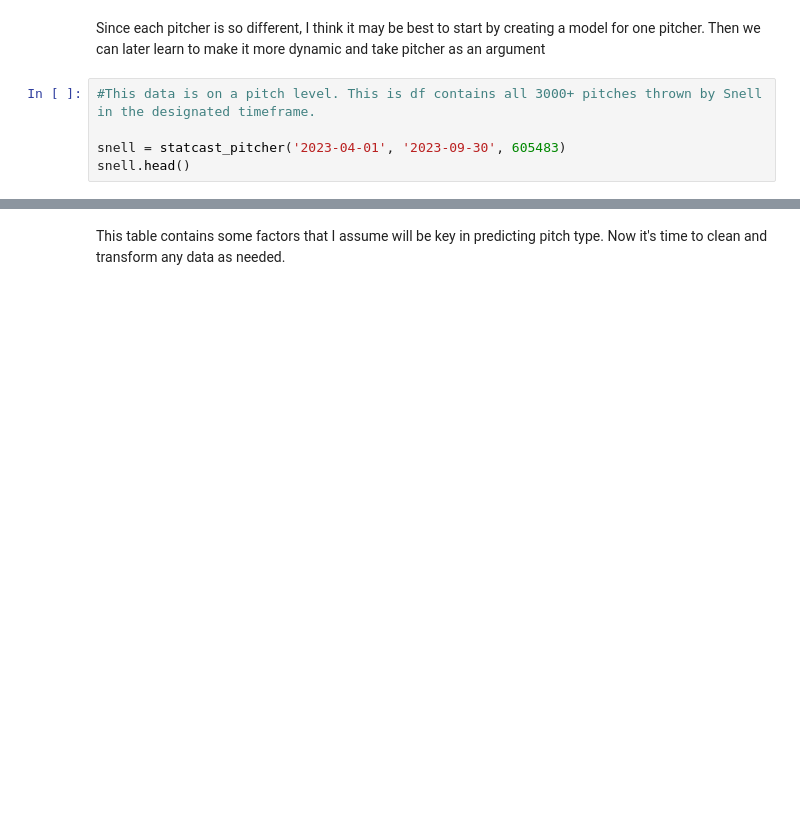
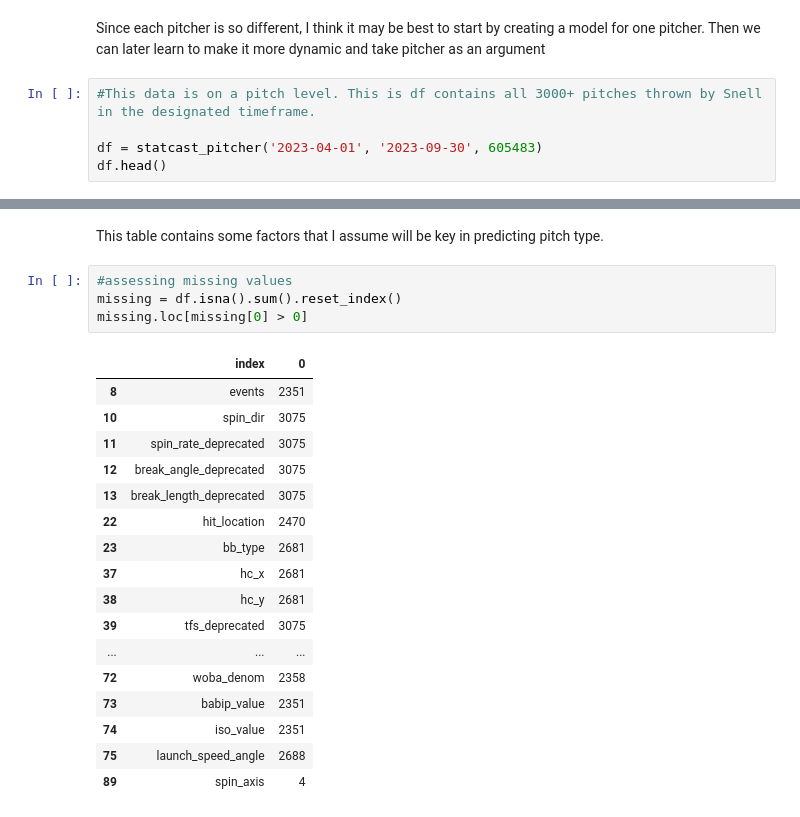
Before and after one commit to Stonec823/MLB-Pitch-Prediction, a Jupyter notebook: notebooks/pybaseball.ipynb, the cells around one changed output, grey strips where cells are left out. Saved outputs shown, nothing was run; the diff lists cells and outputs as text; blank space fills up the shorter version.

```diff
--- a/notebooks/pybaseball.ipynb
+++ b/notebooks/pybaseball.ipynb
@@ -18,8 +20,8 @@ Since each pitcher is so different, I think it may be best to start by creating
 # %%
 #This data is on a pitch level. This is df contains all 3000+ pitches thrown by Snell in the designated timeframe.
 
-snell = statcast_pitcher('2023-04-01', '2023-09-30', 605483)
-snell.head()
+df = statcast_pitcher('2023-04-01', '2023-09-30', 605483)
+df.head()
 # %% [output]
 Gathering Player Data
 |  | pitch_type | game_date | release_speed | release_pos_x | release_pos_z | player_name | batter | pitcher | ... |
@@ -50,4 +51,26 @@ Index(['pitch_type', 'game_date', 'release_speed', 'release_pos_x',
        'delta_home_win_exp', 'delta_run_exp'],
       dtype='object')
 # %% [markdown]
-This table contains some factors that I assume will be key in predicting pitch type. Now it's time to clean and transform any data as needed.
+This table contains some factors that I assume will be key in predicting pitch type.
+# %%
+#assessing missing values
+missing = df.isna().sum().reset_index()
+missing.loc[missing[0] > 0]
+# %% [output]
+|  | index | 0 |
+| 8 | events | 2351 |
+| 10 | spin_dir | 3075 |
+| 11 | spin_rate_deprecated | 3075 |
+| 12 | break_angle_deprecated | 3075 |
+| 13 | break_length_deprecated | 3075 |
+| 22 | hit_location | 2470 |
+| 23 | bb_type | 2681 |
+| 37 | hc_x | 2681 |
+| 38 | hc_y | 2681 |
+| 39 | tfs_deprecated | 3075 |
+| ... | ... | ... |
+| 72 | woba_denom | 2358 |
+| 73 | babip_value | 2351 |
+| 74 | iso_value | 2351 |
+| 75 | launch_speed_angle | 2688 |
+| 89 | spin_axis | 4 |
```
Also changed, not shown: parts of 6 cells of this notebook.
